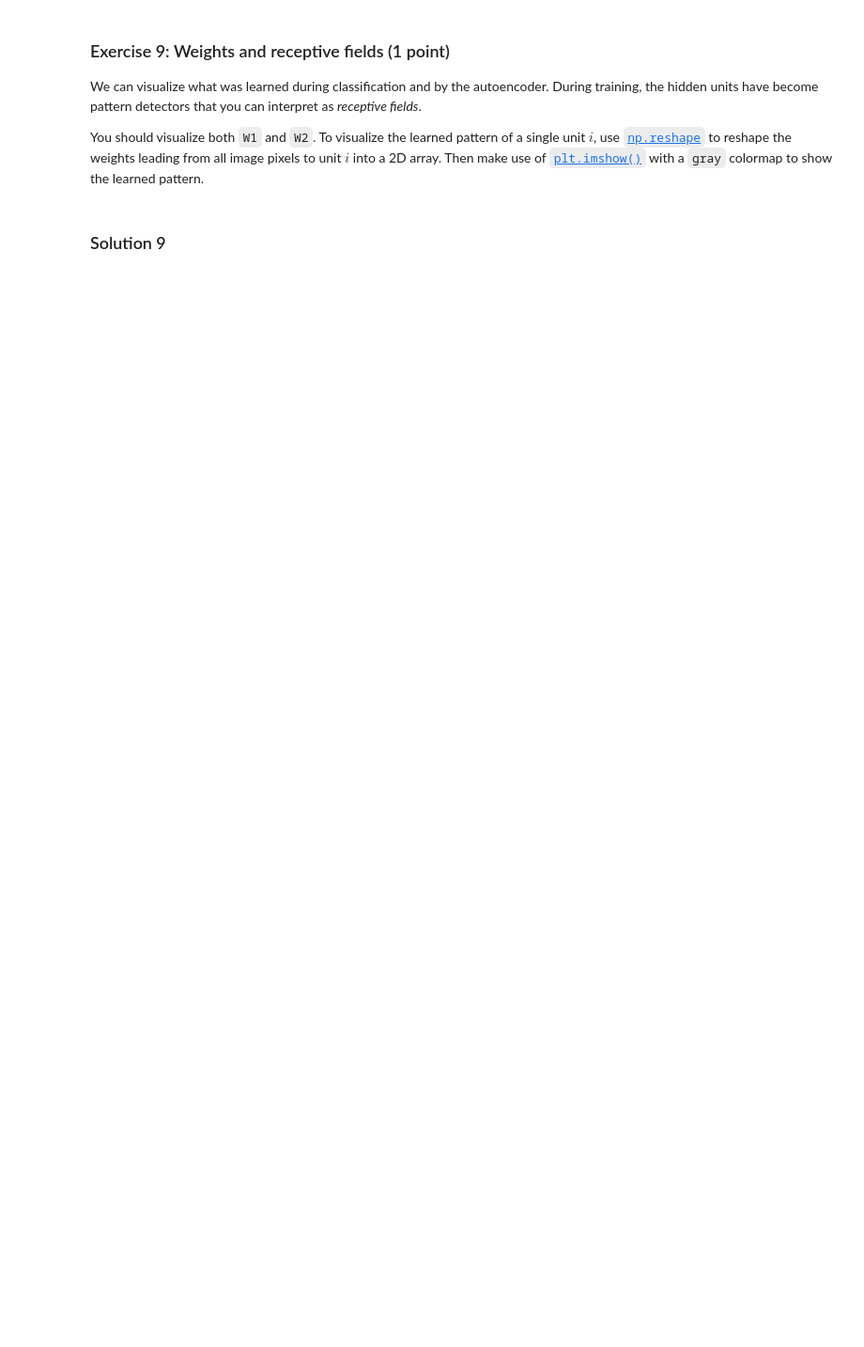
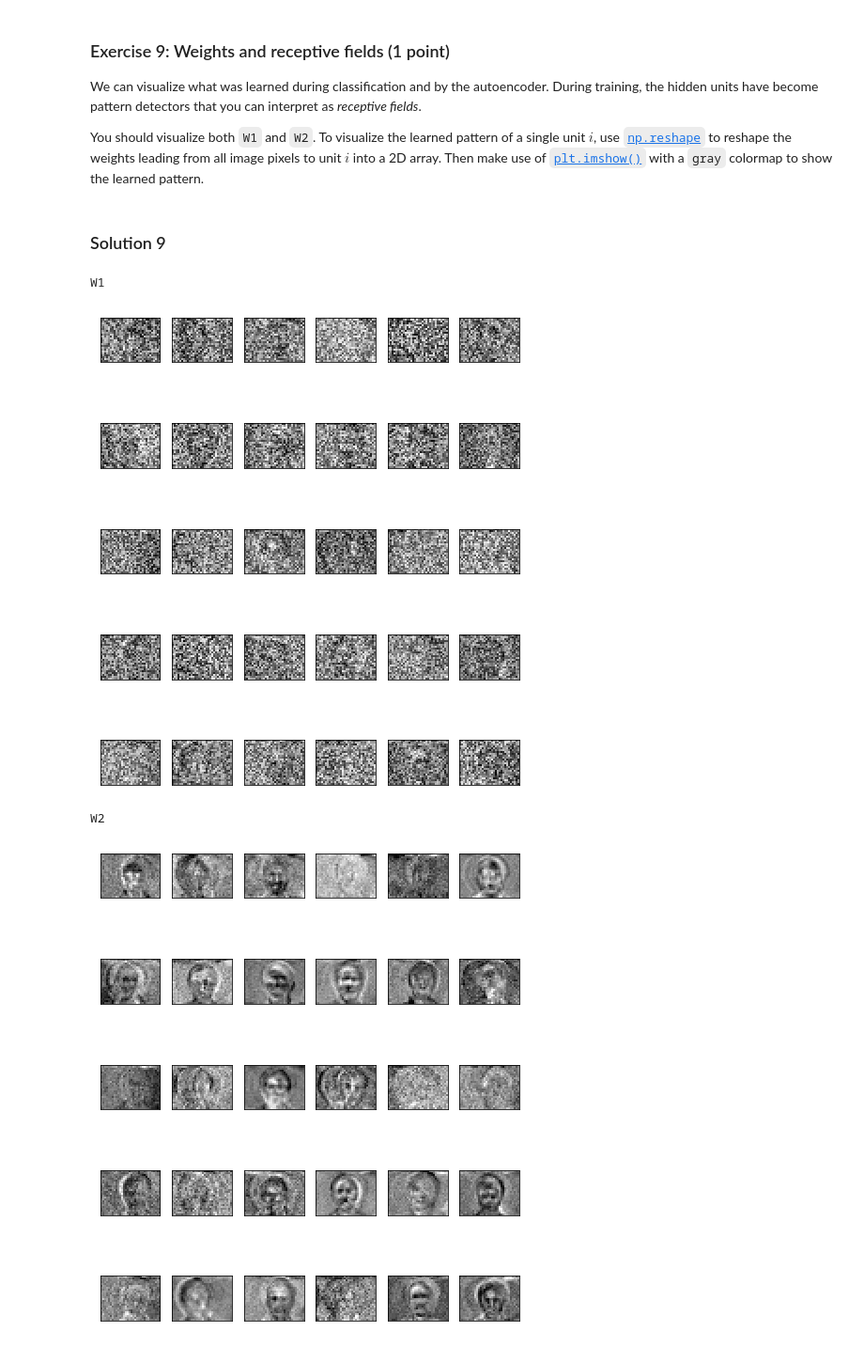
Before and after one commit to Ruaiks/NeuralNetworks, a Jupyter notebook: NN_Assignment_5.ipynb, the cells around one changed output. Shown at 94% size. Drawn from its saved outputs; the diff is of its cells as text; code cells hidden in the pictures; blank space fills up the shorter version.

```diff
--- a/NN_Assignment_5.ipynb
+++ b/NN_Assignment_5.ipynb
@@ -380,20 +418,25 @@ You should visualize both `W1` and `W2`. To visualize the learned pattern of a s
 # %%
 # Visualize W1
 print("W1")
 nhidden = W1.shape[0]
 plt.figure(figsize=([8,10]))
 for i in range(nhidden):
     plt.subplot(5,6,i+1)
-    fig = plt.imshow(W1[i, :].reshape(sz).T, cmap='gray')
+    fig = plt.imshow(W1[i, :].reshape(sz), cmap='gray')
     fig.axes.get_xaxis().set_visible(False)
     fig.axes.get_yaxis().set_visible(False)
 plt.show()
 # # Visualize W2
 print("W2")
 plt.figure(figsize=([8,10]))
 for i in range(nhidden):
     plt.subplot(5,6,i+1)
-    fig = plt.imshow(W2[:, i].reshape(sz).T, cmap='gray')
+    fig = plt.imshow(W2[:, i].reshape(sz), cmap='gray')
     fig.axes.get_xaxis().set_visible(False)
     fig.axes.get_yaxis().set_visible(False)
 plt.show()
+# %% [output]
+W1
+[figure, added]
+W2
+[figure, added]
```
Also changed, not shown: parts of 6 cells of this notebook.
